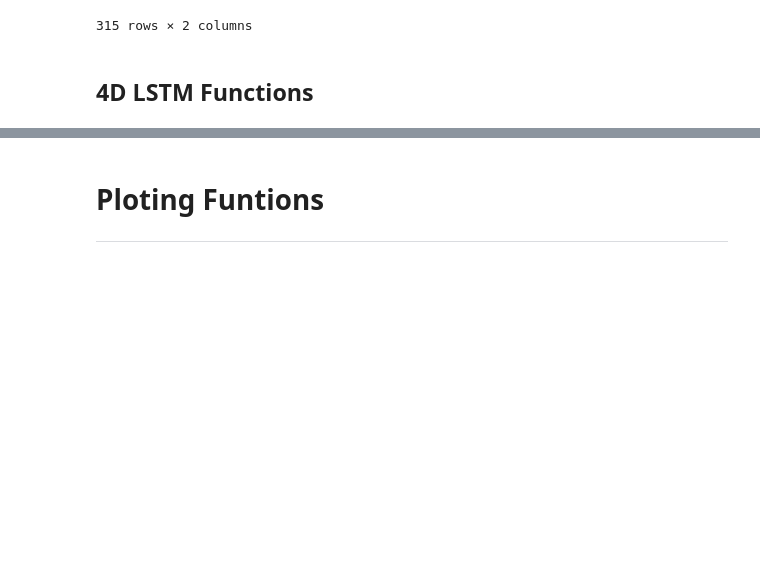
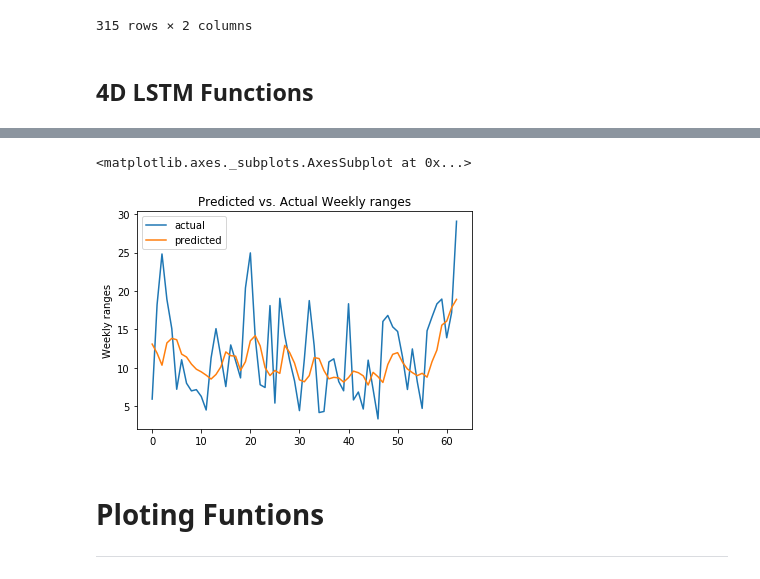
Before and after one commit to laramiedunlap/Project2, a Jupyter notebook: ying.ipynb, the cells around one changed output, grey strips where cells are left out. Cells and saved outputs as stored; diff of their text form; code cells hidden in the pictures; blank space fills up the shorter version.

```diff
--- a/ying.ipynb
+++ b/ying.ipynb
@@ -490,19 +540,20 @@ lstm_evaluation(model_fitted)
 # %%
-def lstm_prediction(model_fitted):
-    '''
-    This function predicts y values and recover the original prices, and then creates a dataframe of Acural and Predicted values of y
-    '''
-    y_predicted = model_fitted.predict(X_test_scaled.reshape(X_test_scaled.shape[0],X_test_scaled.shape[1],-1))
+# def lstm_prediction(X_test_scaled, y_test_scaled,model_fitted,scaler):
+#     '''
+#     This function predicts y values and recover the original prices, and then creates a dataframe of Acural and Predicted values of y
+#     '''
+#     y_predicted = model_fitted.predict(X_test_scaled.reshape(X_test_scaled.shape[0],X_test_scaled.shape[1],-1))
 
-    # Recover the original prices instead of the scaled version
-    predicted = scaler.inverse_transform(y_predicted)
-    actual = scaler.inverse_transform(y_test_scaled.reshape(-1, 1))
+#     # Recover the original prices instead of the scaled version
+#     predicted = scaler.inverse_transform(y_predicted)
+#     actual = scaler.inverse_transform(y_test_scaled.reshape(-1, 1))
 
-    prediction_df = pd.DataFrame({
-        "actual":actual.ravel(),
-        "predicted":predicted.ravel(),
-    })
+#     prediction_df = pd.DataFrame({
+#         "actual":actual.ravel(),
+#         "predicted":predicted.ravel(),
+#     })
 
-    return prediction_df
+#     return prediction_df
 # %%
-prediction_df = lstm_prediction(model_fitted)
+prediction_df = lstm_prediction(X_test_scaled, y_test_scaled, model_fitted,scaler)
+prediction_df
@@ -509,3 +584,8 @@ prediction_df = lstm_prediction(model_fitted)
+# %%
+predicted_plotting(prediction_df,'Weekly ranges',"Predicted vs. Actual Weekly ranges")
+# %% [output]
+<matplotlib.axes._subplots.AxesSubplot at 0x...>
+[figure, added]
 # %% [markdown]
 # Ploting Funtions
 ---
```
Also changed, not shown: parts of 20 cells of this notebook, 1 other file.
